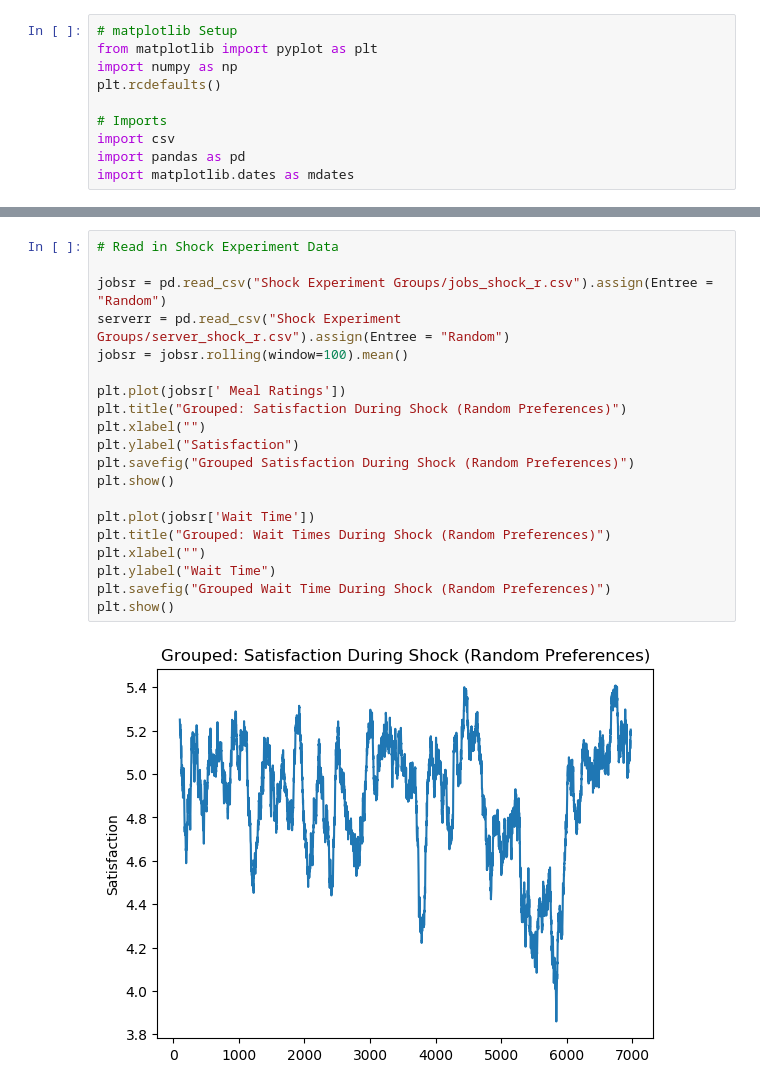
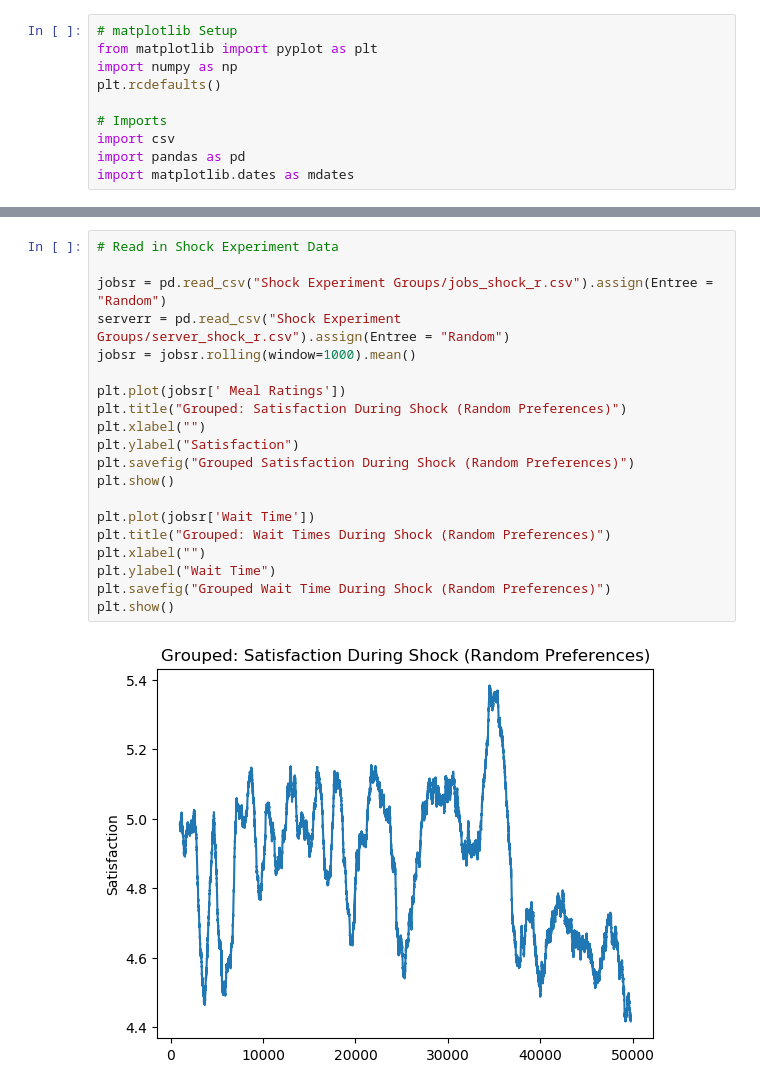
Before and after one commit to nathanielcrosby/COSC-223_Final, a Jupyter notebook: Plots.ipynb, the cells around one changed output, grey strips where cells are left out. Saved outputs shown, nothing was run; the diff lists cells and outputs as text.

```diff
--- a/Plots.ipynb
+++ b/Plots.ipynb
@@ -502,22 +486,22 @@ plt.show()
 # %%
 # Read in Shock Experiment Data
 
 jobsr = pd.read_csv("Shock Experiment Groups/jobs_shock_r.csv").assign(Entree = "Random")
 serverr = pd.read_csv("Shock Experiment Groups/server_shock_r.csv").assign(Entree = "Random")
-jobsr = jobsr.rolling(window=100).mean()
+jobsr = jobsr.rolling(window=1000).mean()
 
 plt.plot(jobsr[' Meal Ratings'])
 plt.title("Grouped: Satisfaction During Shock (Random Preferences)")
 plt.xlabel("")
 plt.ylabel("Satisfaction")
 plt.savefig("Grouped Satisfaction During Shock (Random Preferences)")
 plt.show()
 
 plt.plot(jobsr['Wait Time'])
 plt.title("Grouped: Wait Times During Shock (Random Preferences)")
 plt.xlabel("")
 plt.ylabel("Wait Time")
 plt.savefig("Grouped Wait Time During Shock (Random Preferences)")
 plt.show()
 # %% [output]
-[figure, old version]
+[figure, new version]
```
Also changed, not shown: parts of 10 cells of this notebook, 4 other files.
